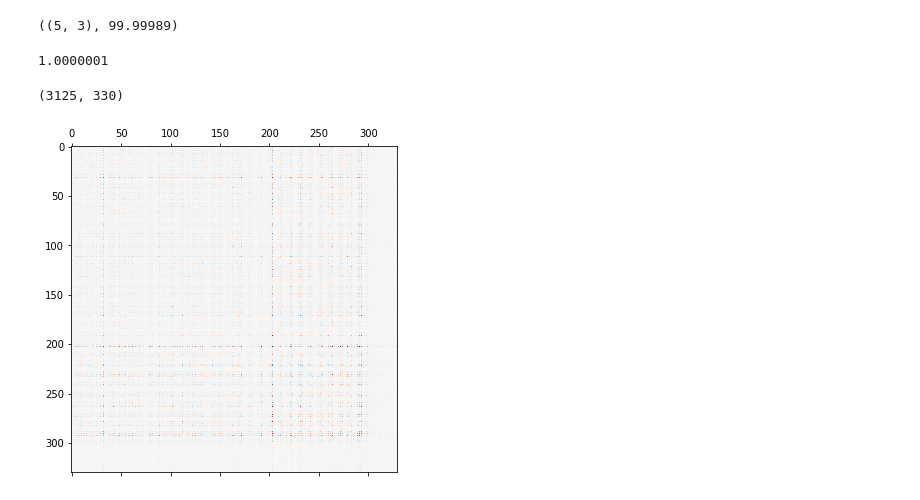
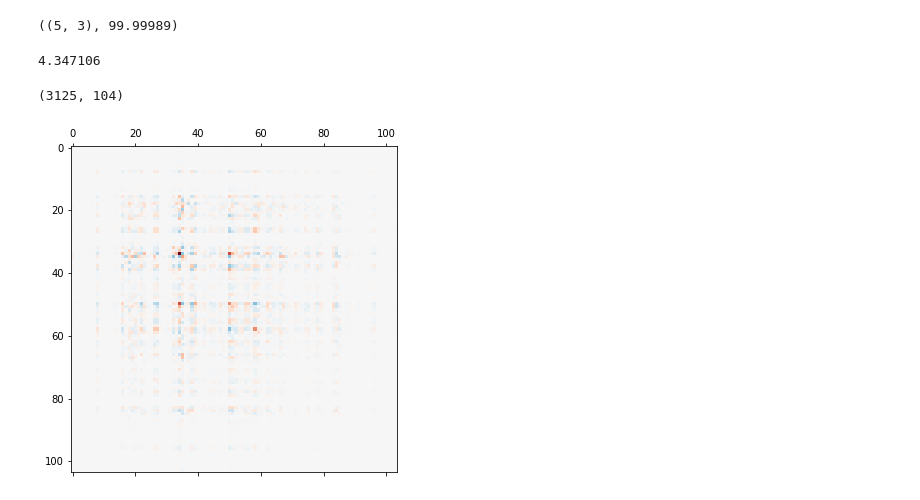
Before and after one commit to ogrisel/research, a Jupyter notebook: precision_matrices.ipynb, the cells around one changed output. Drawn from its saved outputs; the diff is of its cells as text; code cells hidden in the pictures.

```diff
--- a/precision_matrices.ipynb
+++ b/precision_matrices.ipynb
@@ -525,18 +533,18 @@ b.shape, np.linalg.cond(b)
 # %% [output]
 ((5, 3), 99.99989)
 # %%
-n_features = 20
-hidden_dim = 10
+n_features = 2
+hidden_dim = 8
 n_outputs = 3
 rng = np.random.RandomState(42)
 W1 = unitary(rng, n_features, hidden_dim)
-W2 = ill_cond(rng, hidden_dim, hidden_dim, cond_number=1)
+W2 = ill_cond(rng, hidden_dim, hidden_dim, cond_number=10)
 # W3 = unitary(rng, hidden_dim, hidden_dim)
 W4 = ill_cond(rng, hidden_dim, n_outputs, cond_number=1)
 W = W1 @ W2 @ W4
 np.linalg.cond(W)
 # %% [output]
-1.0000001
+4.347106
 # %%
 n_samples_train = 100000
 n_samples_test = 60000
@@ -588,8 +596,9 @@ for idx in range(0, X_train.shape[0], batch_size):
 collected_gradients = np.asarray(collected_gradients)
 collected_gradients.shape
 # %% [output]
-(3125, 330)
+(3125, 104)
 # %%
-matshow(np.linalg.inv(collected_gradients.T @ collected_gradients))
+prec_mat = np.linalg.inv(collected_gradients.T @ collected_gradients)
+matshow(prec_mat)
 # %% [output]
-[figure, old version]
+[figure, new version]
```
Also changed, not shown: parts of 23 cells of this notebook.
